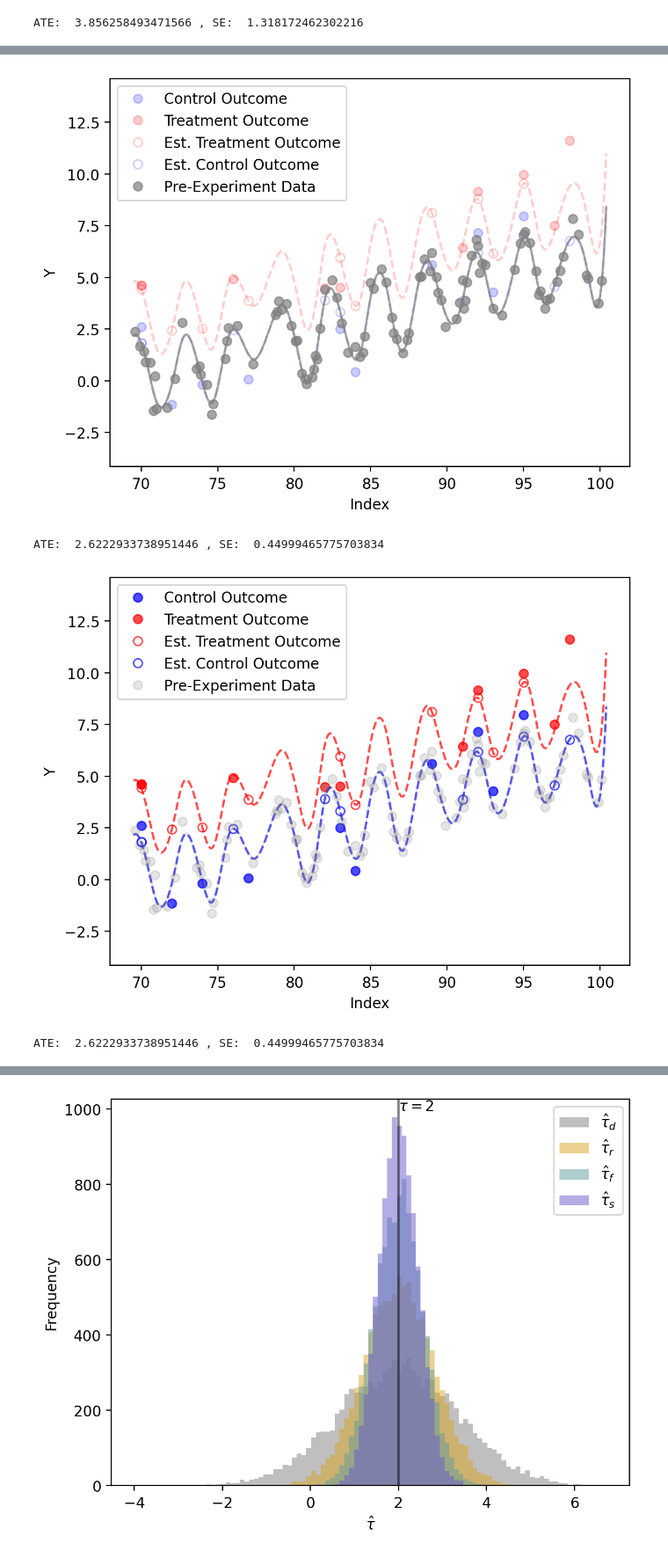
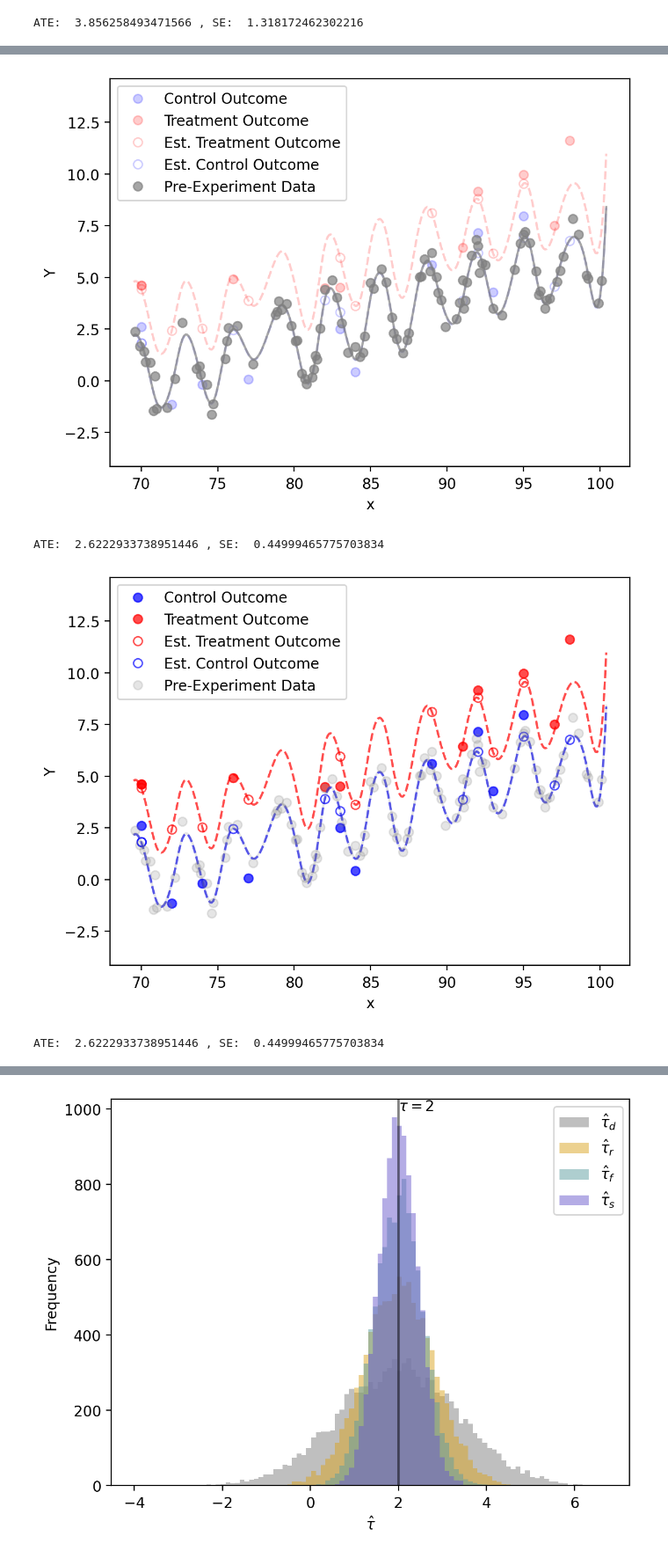
Before and after one commit to kshim99/Two-Stage-Framework-for-Variance-Reduction, a Jupyter notebook: Thesis toy examples 4.ipynb, the cells around one changed output, grey strips where cells are left out. Shown at 88% size. Cells and saved outputs as stored; diff of their text form; code cells hidden in the pictures.

```diff
--- a/Thesis toy examples 4.ipynb
+++ b/Thesis toy examples 4.ipynb
@@ -61,25 +61,25 @@ ATE:  3.2606390078109784 , SE:  0.7723166469035491
 # %%
 # Now, we move on to using pre_experiment data
 # generate pre-exp data
 np.random.seed(seed)
 random.seed(seed)
 pre_exp_data = gen_pre_exp_data()
 
 # generate cf estimates using pre-experiment model
 def pre_exp_model(x):
     mod = pre_exp_data['model']
     return mod(x)
 alpha_1 = np.mean(exp_data['treat_y'] - pre_exp_model(exp_data['treat_x']))
 alpha_0 = np.mean(exp_data['control_y'] - pre_exp_model(exp_data['control_x']))
 cf_dict = gen_counter_data(pre_exp_data['fine_x'], exp_data, pre_exp_model, alpha_1, alpha_0)
-plot_instance(exp_data, 'Index','Y', cf_dict = cf_dict, pre_exp_dict = pre_exp_data, flip_alpha = True, save_name="plots/preexp_preds.png")
+plot_instance(exp_data, 'x','Y', cf_dict = cf_dict, pre_exp_dict = pre_exp_data, flip_alpha = True, save_name="plots/preexp_preds.png")
 # %% [output]
-[figure, old version]
+[figure, new version]
 ATE:  2.6222933738951446 , SE:  0.44999465775703834
 # %%
-plot_instance(exp_data, 'Index','Y', cf_dict = cf_dict, pre_exp_dict = pre_exp_data, save_name="plots/preexp_cf.png")
+plot_instance(exp_data, 'x','Y', cf_dict = cf_dict, pre_exp_dict = pre_exp_data, save_name="plots/preexp_cf.png")
 # %% [output]
-[figure, old version]
+[figure, new version]
 ATE:  2.6222933738951446 , SE:  0.44999465775703834
 # %%
 # finally, we apply linear adjustments to the predictions
```
Also changed, not shown: parts of 6 cells of this notebook, 8 other files.
